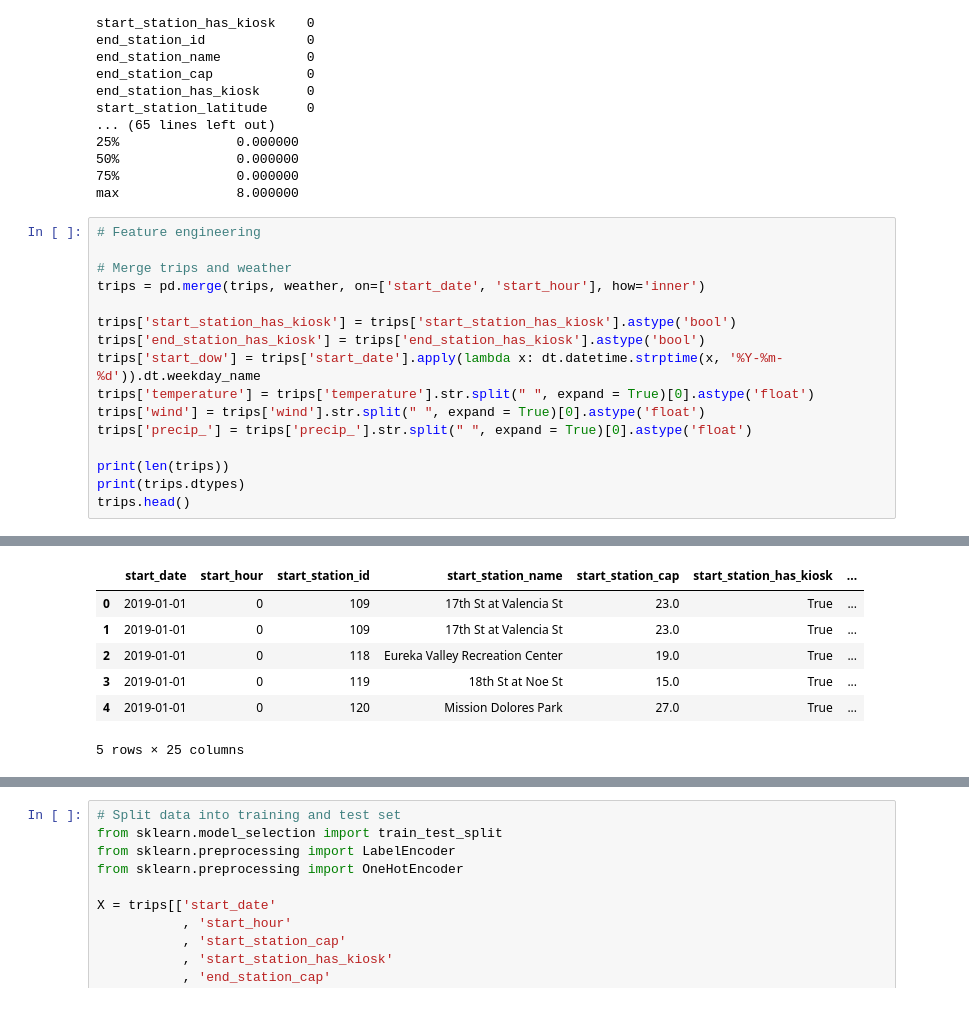
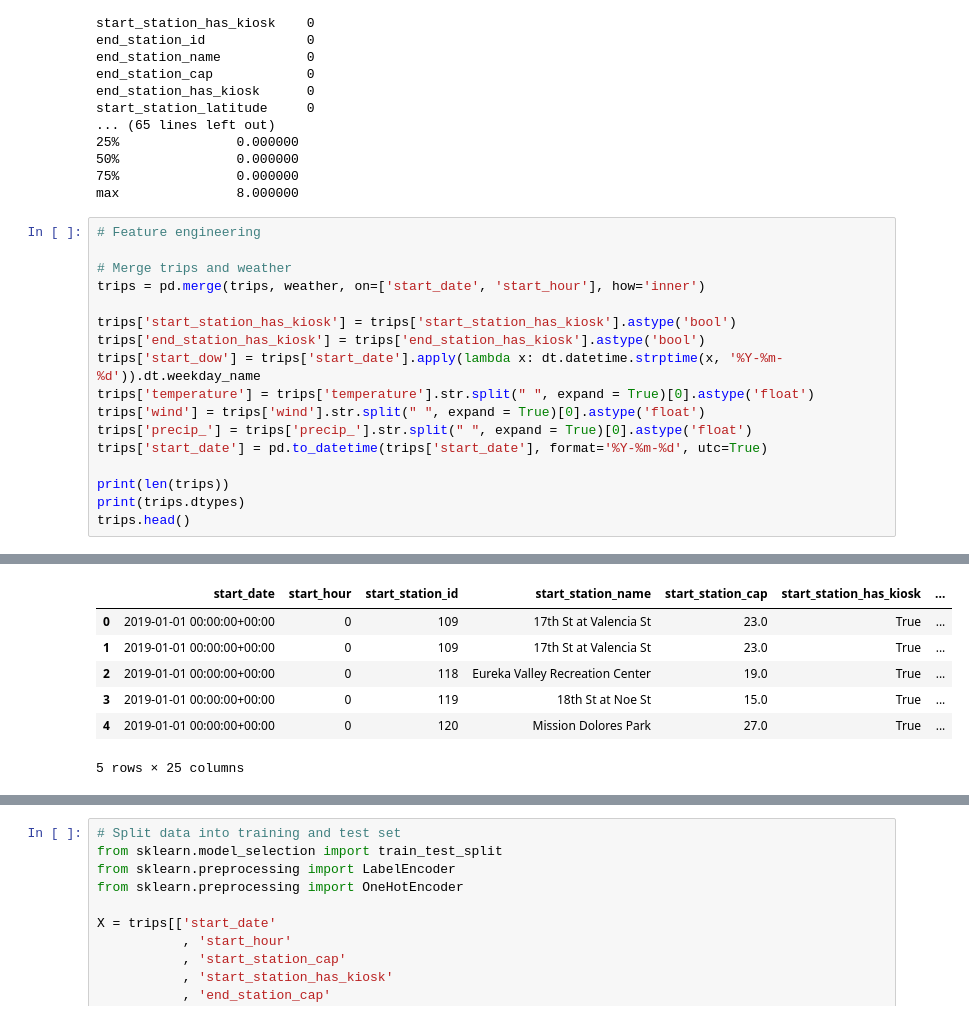
Before and after one commit to beomjundc/datax_bikeshare, a Jupyter notebook: model/prediction_trip_count.ipynb, the cells around one changed output, grey strips where cells are left out. Drawn from its saved outputs; the diff is of its cells as text.

```diff
--- a/model/prediction_trip_count.ipynb
+++ b/model/prediction_trip_count.ipynb
@@ -77,6 +77,7 @@ trips['start_dow'] = trips['start_date'].apply(lambda x: dt.datetime.strptime(x,
 trips['temperature'] = trips['temperature'].str.split(" ", expand = True)[0].astype('float')
 trips['wind'] = trips['wind'].str.split(" ", expand = True)[0].astype('float')
 trips['precip_'] = trips['precip_'].str.split(" ", expand = True)[0].astype('float')
+trips['start_date'] = pd.to_datetime(trips['start_date'], format='%Y-%m-%d', utc=True)
 
 print(len(trips))
 print(trips.dtypes)
@@ -101,8 +102,8 @@ start_dow                   object
 dtype: object
 |  | start_date | start_hour | start_station_id | start_station_name | start_station_cap | start_station_has_kiosk | ... |
-| 0 | 2019-01-01 | 0 | 109 | 17th St at Valencia St | 23.0 | True | ... |
-| 1 | 2019-01-01 | 0 | 109 | 17th St at Valencia St | 23.0 | True | ... |
-| 2 | 2019-01-01 | 0 | 118 | Eureka Valley Recreation Center | 19.0 | True | ... |
-| 3 | 2019-01-01 | 0 | 119 | 18th St at Noe St | 15.0 | True | ... |
-| 4 | 2019-01-01 | 0 | 120 | Mission Dolores Park | 27.0 | True | ... |
+| 0 | 2019-01-01 00:00:00+00:00 | 0 | 109 | 17th St at Valencia St | 23.0 | True | ... |
+| 1 | 2019-01-01 00:00:00+00:00 | 0 | 109 | 17th St at Valencia St | 23.0 | True | ... |
+| 2 | 2019-01-01 00:00:00+00:00 | 0 | 118 | Eureka Valley Recreation Center | 19.0 | True | ... |
+| 3 | 2019-01-01 00:00:00+00:00 | 0 | 119 | 18th St at Noe St | 15.0 | True | ... |
+| 4 | 2019-01-01 00:00:00+00:00 | 0 | 120 | Mission Dolores Park | 27.0 | True | ... |
 5 rows × 25 columns
```
Also changed, not shown: parts of 2 cells of this notebook.
